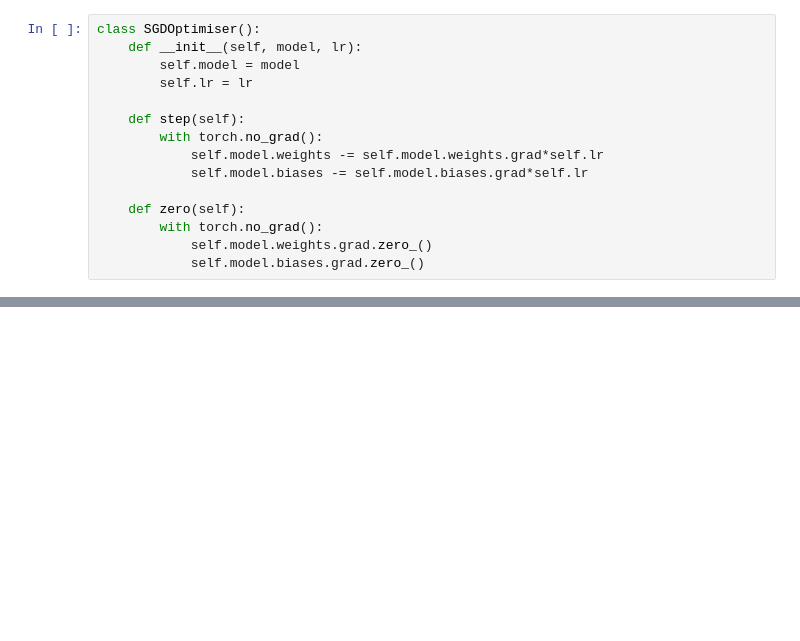
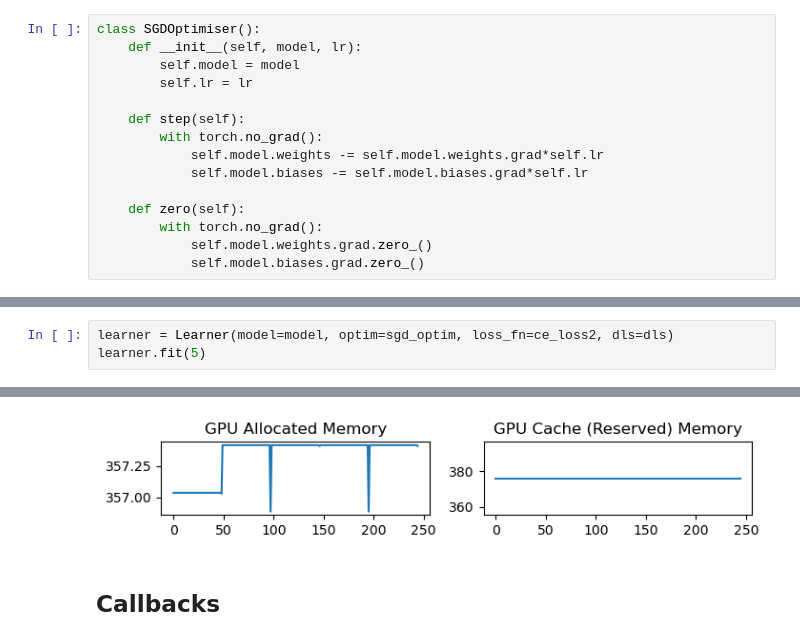
Before and after one commit to mshahoyi/learning_ai, a Jupyter notebook: mnist.ipynb, the cells around one changed output, grey strips where cells are left out. Drawn from its saved outputs; the diff is of its cells as text; blank space fills up the shorter version.

Commit message:
adds learner

```diff
--- a/mnist.ipynb
+++ b/mnist.ipynb
@@ -913,0 +965,4 @@ Text(0.5, 1.0, 'GPU Cache (Reserved) Memory')
+# %%
+learner = Learner(model=model, optim=sgd_optim, loss_fn=ce_loss2, dls=dls)
+learner.fit(5)
+# %% [output]
@@ -913,0 +974,3 @@ Text(0.5, 1.0, 'GPU Cache (Reserved) Memory')
+[figure, added]
+# %% [markdown]
+## Callbacks
```
Also changed, not shown: parts of 15 cells of this notebook.
